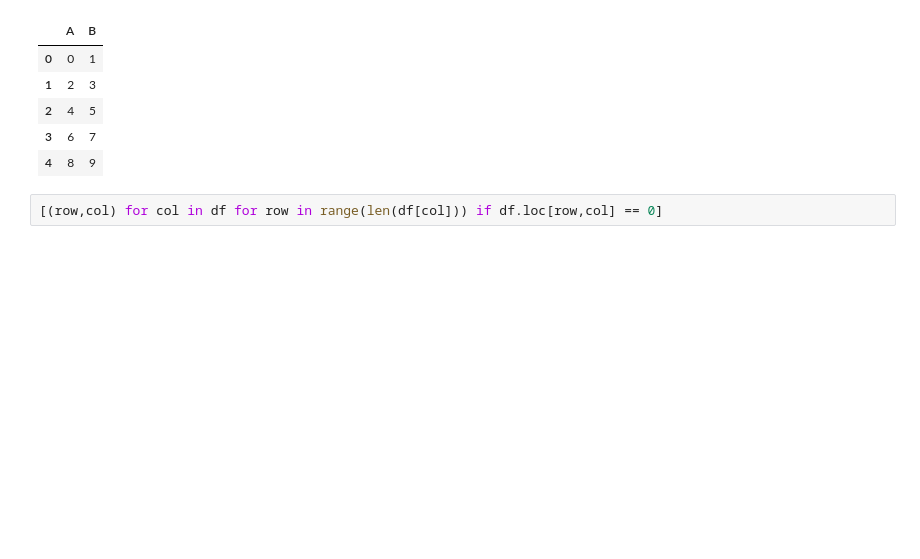
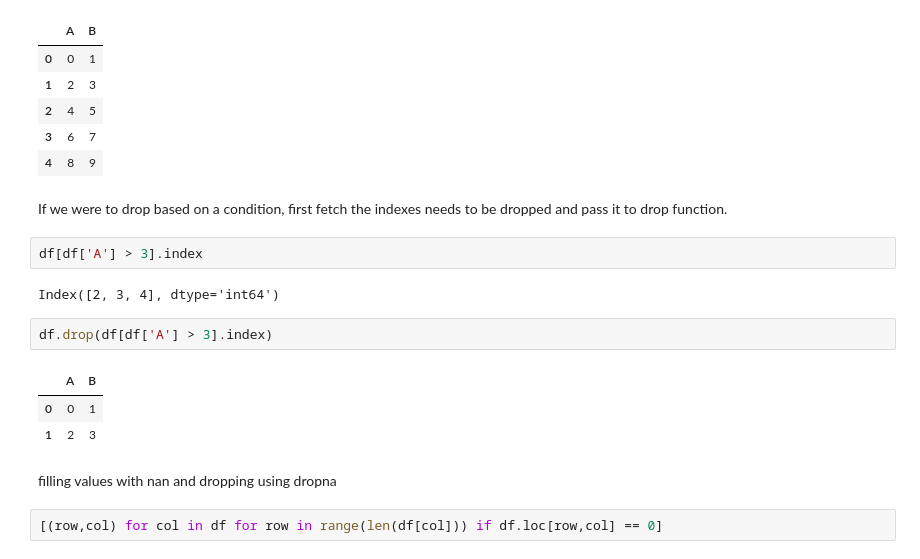
Before and after one commit to arun1248/data-science, a Jupyter notebook: notes/py_ds/day4.ipynb, the cells around one changed output. Drawn from its saved outputs; the diff is of its cells as text; blank space fills up the shorter version.

```diff
--- a/notes/py_ds/day4.ipynb
+++ b/notes/py_ds/day4.ipynb
@@ -1017,6 +1034,20 @@ df
 | 2 | 4 | 5 |
 | 3 | 6 | 7 |
 | 4 | 8 | 9 |
+# %% [markdown]
+If we were to drop based on a condition, first fetch the indexes needs to be dropped and pass it to drop function.
+# %%
+df[df['A'] > 3].index
+# %% [output]
+Index([2, 3, 4], dtype='int64')
+# %%
+df.drop(df[df['A'] > 3].index)
+# %% [output]
+|  | A | B |
+| 0 | 0 | 1 |
+| 1 | 2 | 3 |
+# %% [markdown]
+filling values with nan and dropping using dropna
 # %%
 [(row,col) for col in df for row in range(len(df[col])) if df.loc[row,col] == 0]
 # %% [output]
```
Also changed, not shown: parts of 16 cells of this notebook.
